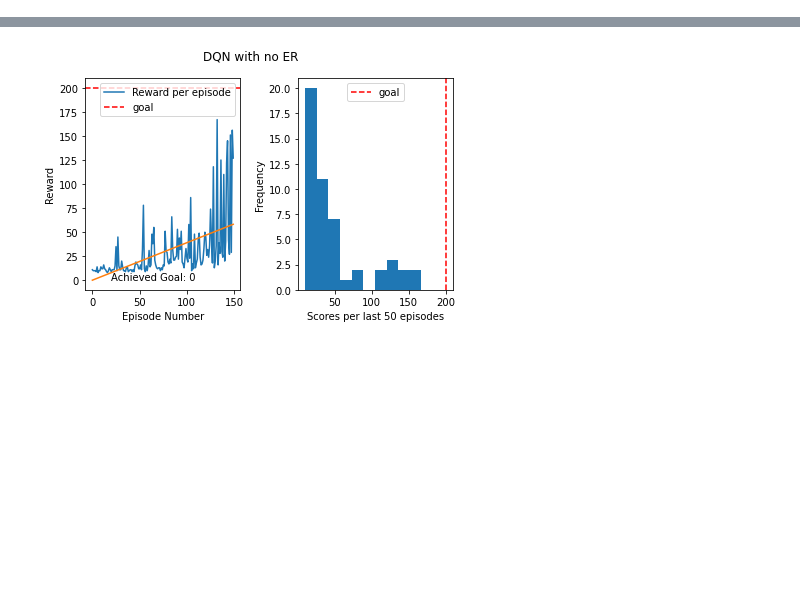
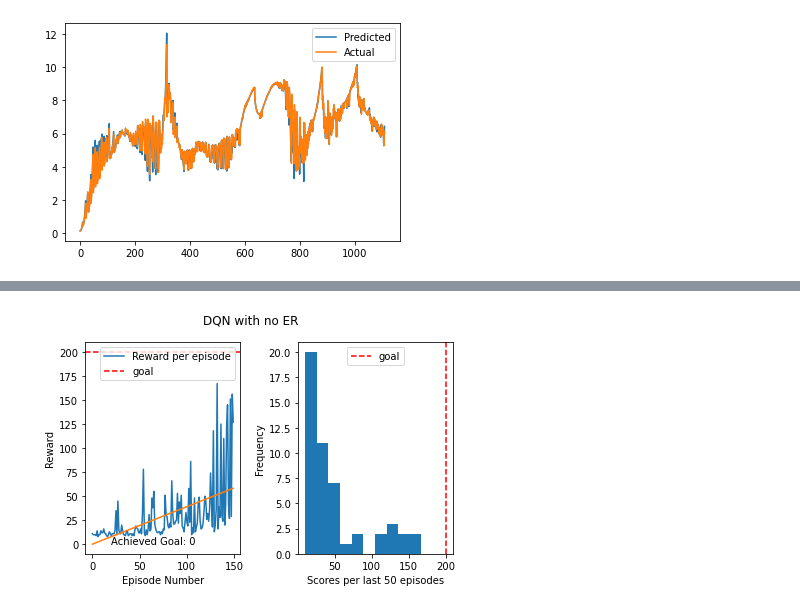
Before and after one commit to Dylan-Trollope/MSCDissertation, a Jupyter notebook: CartPole/SingleReplay.ipynb, the cells around one changed output, grey strips where cells are left out. Saved outputs shown, nothing was run; the diff lists cells and outputs as text; code cells hidden in the pictures; blank space fills up the shorter version.

```diff
--- a/CartPole/SingleReplay.ipynb
+++ b/CartPole/SingleReplay.ipynb
@@ -140,0 +171,10 @@ Episode number: 150 Reward: 26.0 Epsilon: 0.06643553617165827
+# %%
+plt.plot(predicted_0, label="Predicted")
+plt.plot(actual_0, label="Actual")
+
+# plt.plot(actual_1)
+# plt.plot(predicted_1)
+plt.legend()
+plt.show()
+# %% [output]
+[figure, added]
```
Also changed, not shown: parts of 11 cells of this notebook, 11 other files.
